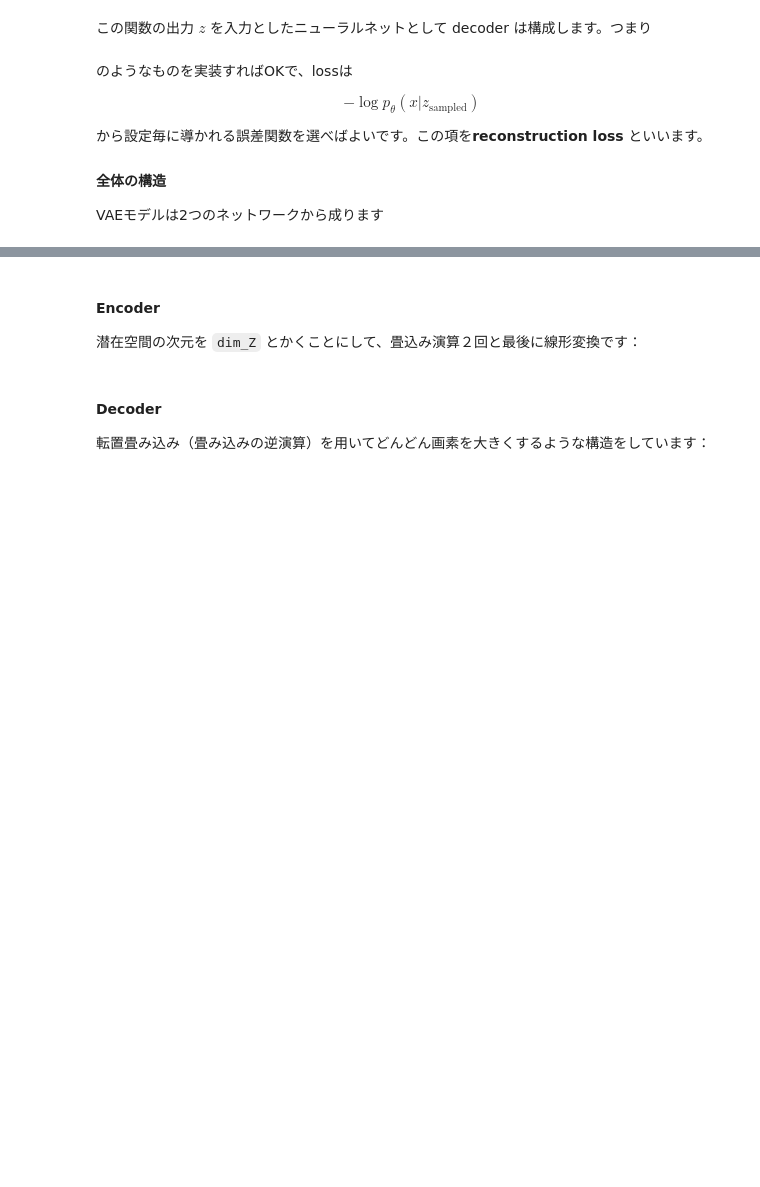
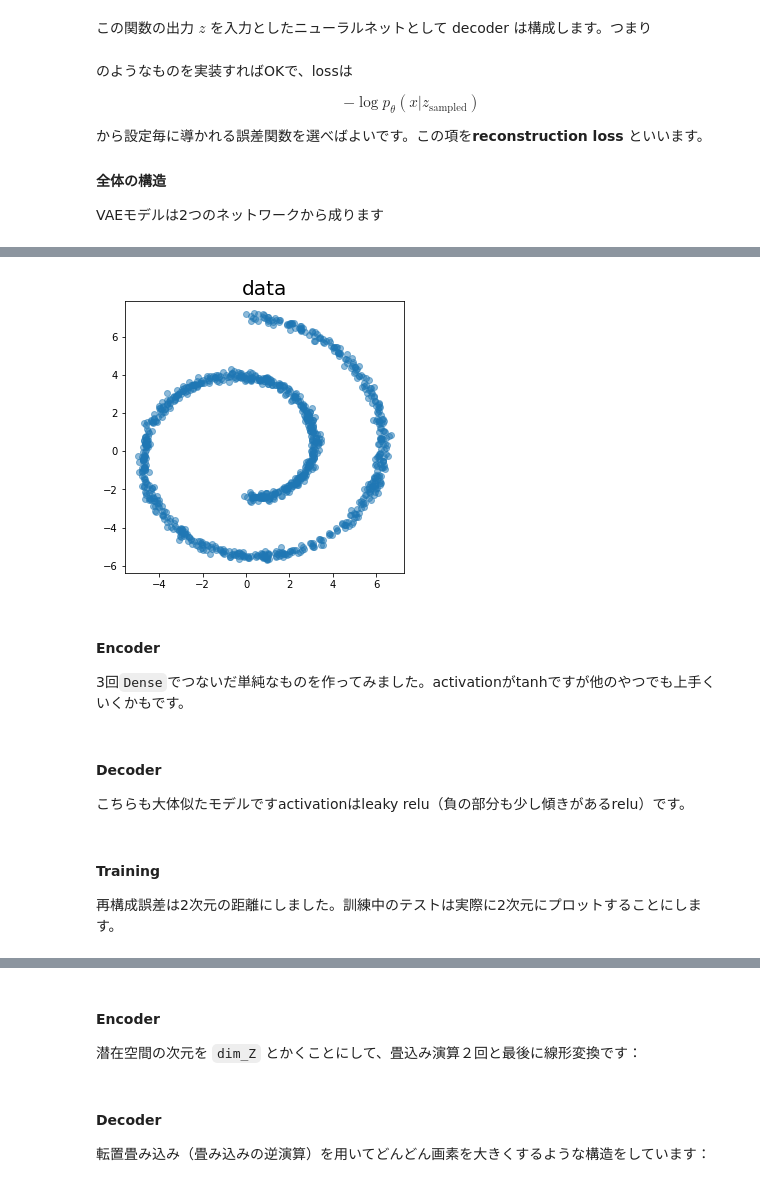
Before and after one commit to AkinoriTanaka-phys/deeplearning_notes, a Jupyter notebook: section8/8-1.ipynb, the cells around one changed output, grey strips where cells are left out. Drawn from its saved outputs; the diff is of its cells as text; code cells hidden in the pictures; blank space fills up the shorter version.

```diff
--- a/section8/8-1.ipynb
+++ b/section8/8-1.ipynb
@@ -293,0 +340,8 @@ def batch_step(X, vae, opt, reconstruction_loss): # 学習ステップ
+# %%
+X_2d = prepare_swissroll_data() # 出力はnumpy.array
+plot_2d_data(X_2d, title='data'); plt.show()
+# %% [output]
+[figure, added]
+# %% [markdown]
+#### Encoder
+3回`Dense`でつないだ単純なものを作ってみました。activationがtanhですが他のやつでも上手くいくかもです。
@@ -293,0 +365,3 @@ def batch_step(X, vae, opt, reconstruction_loss): # 学習ステップ
+# %% [markdown]
+#### Decoder
+こちらも大体似たモデルですactivationはleaky relu（負の部分も少し傾きがあるrelu）です。
@@ -293,0 +386,3 @@ def batch_step(X, vae, opt, reconstruction_loss): # 学習ステップ
+# %% [markdown]
+#### Training
+再構成誤差は2次元の距離にしました。訓練中のテストは実際に2次元にプロットすることにします。
```
Also changed, not shown: parts of 13 cells of this notebook.
